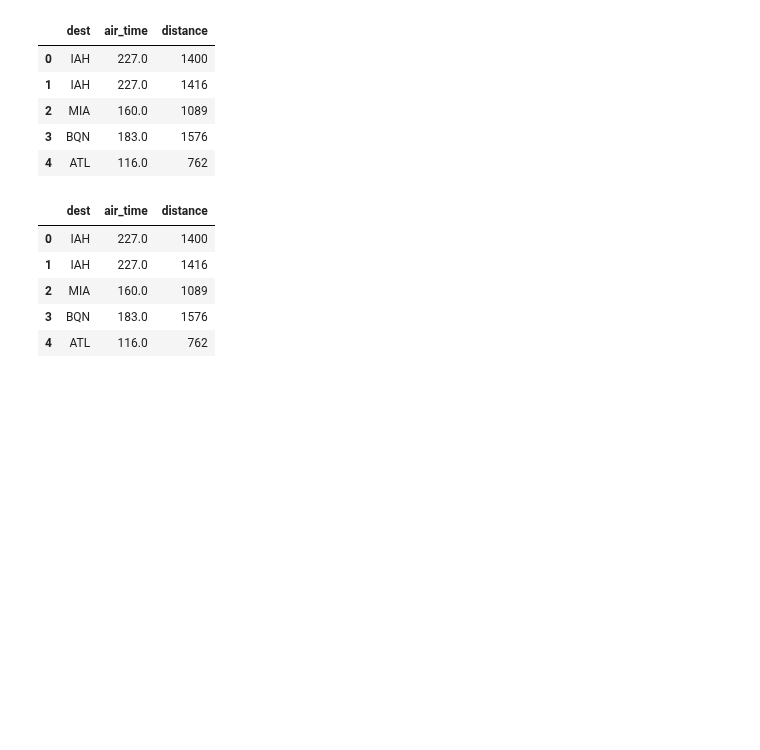
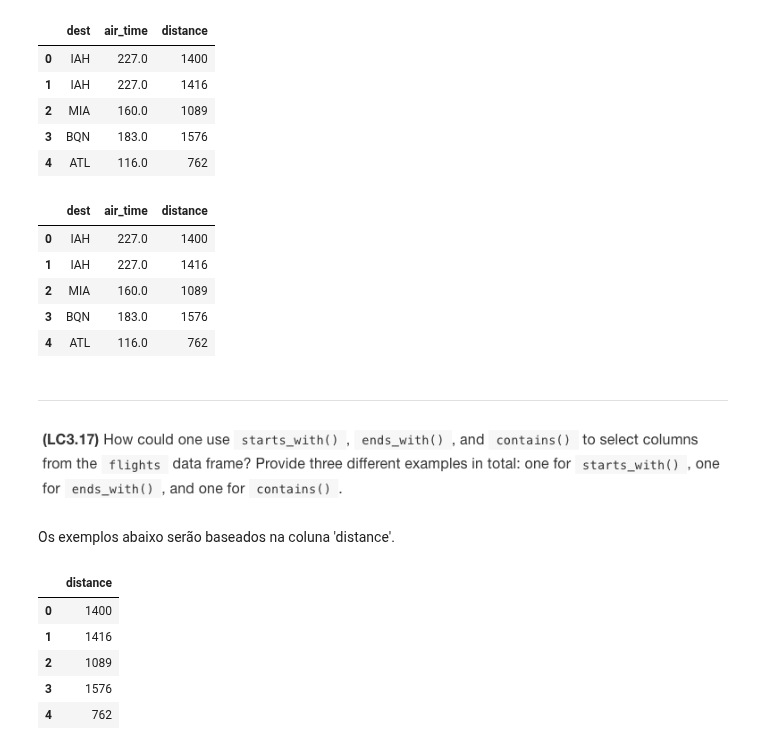
Before and after one commit to pdcos/analise_visual_ciencia_de_dados, a Jupyter notebook: participacao_6/solutions_6.ipynb, the cells around one changed output. Drawn from its saved outputs; the diff is of its cells as text; code cells hidden in the pictures; blank space fills up the shorter version.

```diff
--- a/participacao_6/solutions_6.ipynb
+++ b/participacao_6/solutions_6.ipynb
@@ -859,3 +859,21 @@ df_selected.head()
 | 2 | MIA | 160.0 | 1089 |
 | 3 | BQN | 183.0 | 1576 |
 | 4 | ATL | 116.0 | 762 |
+# %% [markdown]
+---
+# %% [markdown]
+![image.png](attachment:image.png)
+# %% [markdown]
+Os exemplos abaixo serão baseados na coluna 'distance'.
+# %%
+# Usando startswith
+df_selected = flights.loc[:, flights.columns.str.startswith('dis')]
+
+df_selected.head()
+# %% [output]
+|  | distance |
+| 0 | 1400 |
+| 1 | 1416 |
+| 2 | 1089 |
+| 3 | 1576 |
+| 4 | 762 |
```
Also changed, not shown: parts of 8 cells of this notebook.
